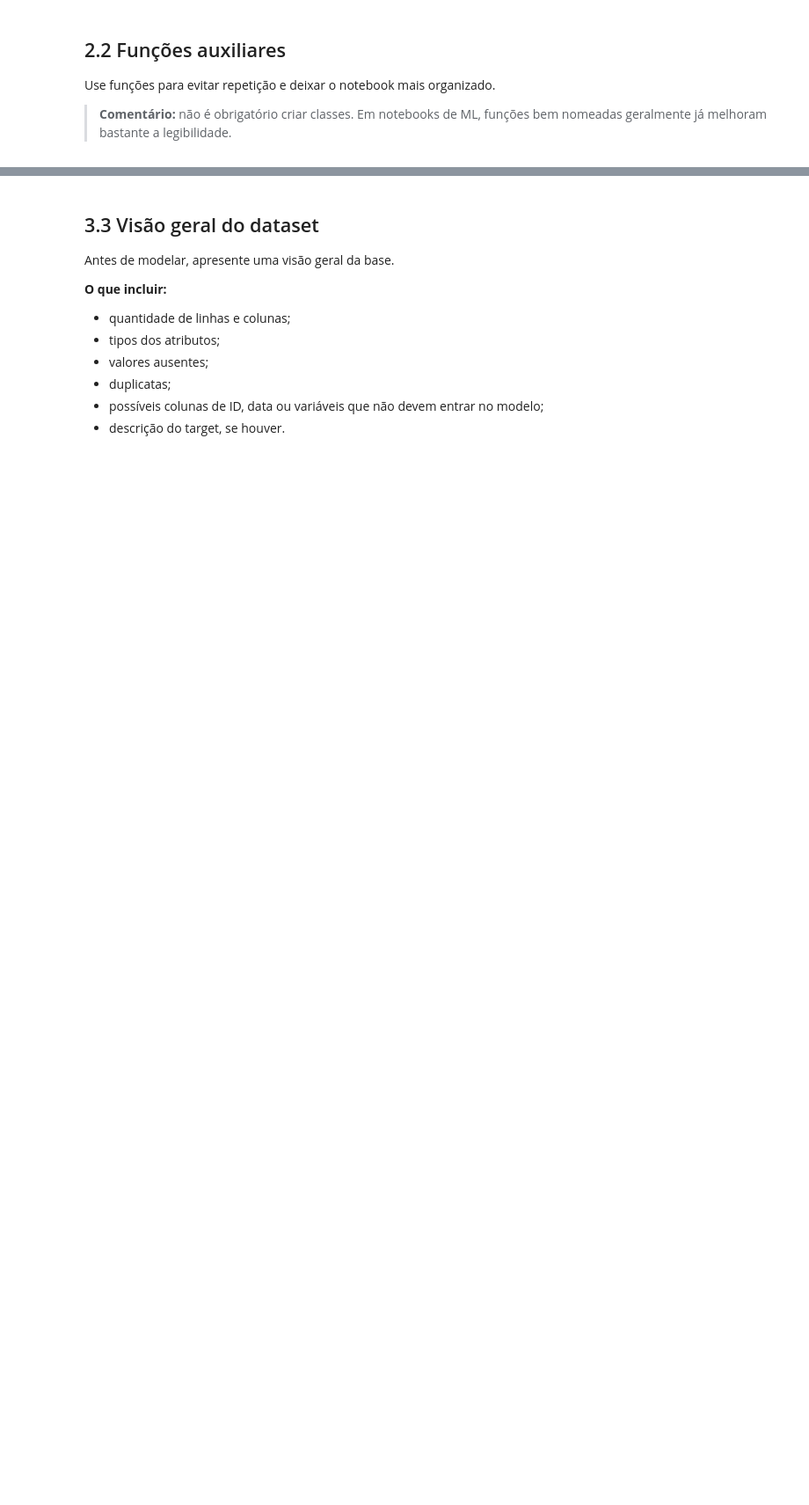
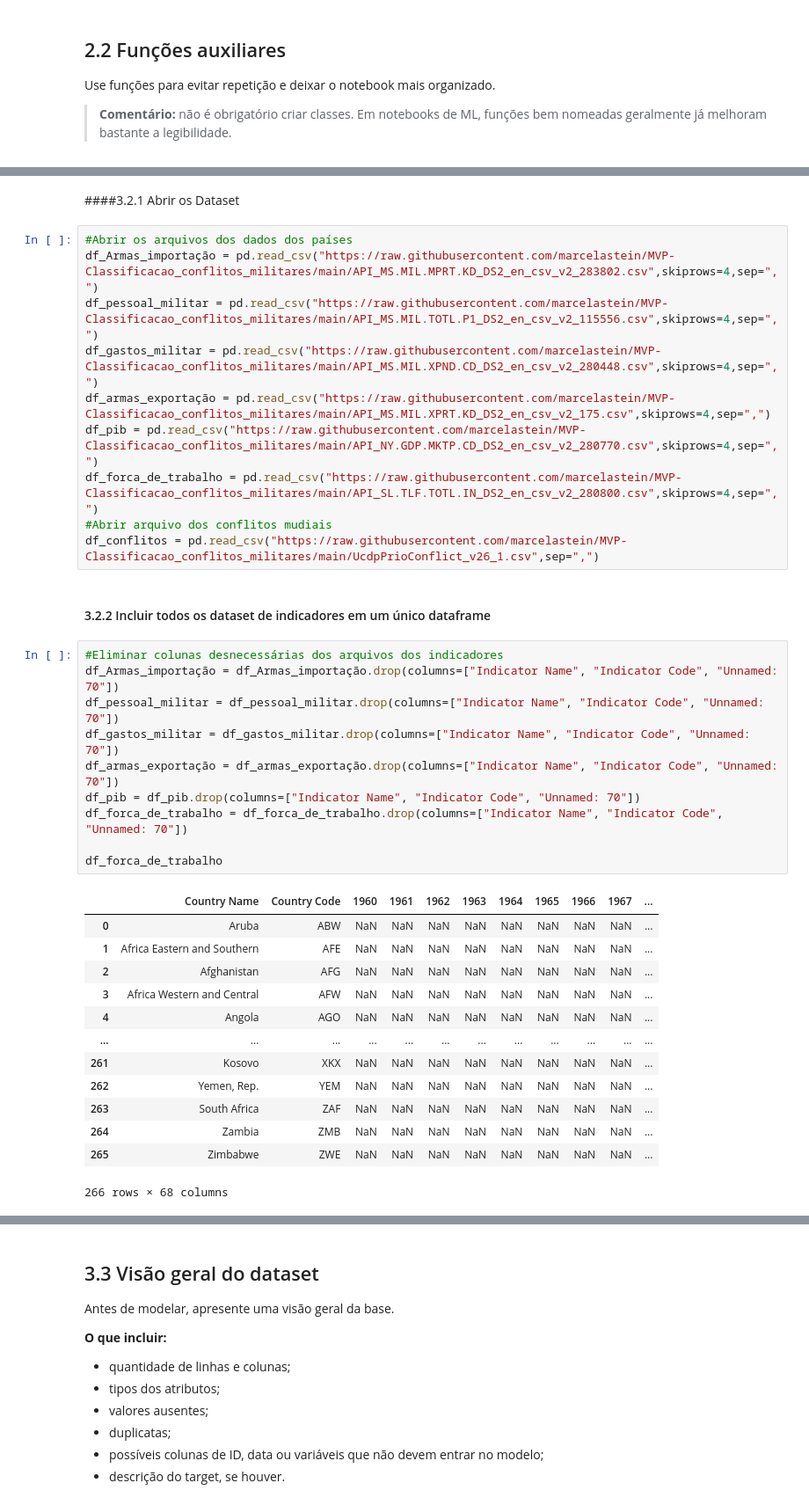
Before and after one commit to marcelastein/MVP-Classificacao_conflitos_militares, a Jupyter notebook: MVP_ML_Classificacao_de_conflitos.ipynb, the cells around one changed output, grey strips where cells are left out. Shown at 88% size. Drawn from its saved outputs; the diff is of its cells as text; blank space fills up the shorter version.

Commit message:
Atualizando arquivo

```diff
--- a/MVP_ML_Classificacao_de_conflitos.ipynb
+++ b/MVP_ML_Classificacao_de_conflitos.ipynb
@@ -261,0 +261,38 @@ df.head()
+# %% [markdown]
+####3.2.1 Abrir os Dataset
+# %%
+#Abrir os arquivos dos dados dos países
+df_Armas_importação = pd.read_csv("https://raw.githubusercontent.com/marcelastein/MVP-Classificacao_conflitos_militares/main/API_MS.MIL.MPRT.KD_DS2_en_csv_v2_283802.csv",skiprows=4,sep=",")
+df_pessoal_militar = pd.read_csv("https://raw.githubusercontent.com/marcelastein/MVP-Classificacao_conflitos_militares/main/API_MS.MIL.TOTL.P1_DS2_en_csv_v2_115556.csv",skiprows=4,sep=",")
+df_gastos_militar = pd.read_csv("https://raw.githubusercontent.com/marcelastein/MVP-Classificacao_conflitos_militares/main/API_MS.MIL.XPND.CD_DS2_en_csv_v2_280448.csv",skiprows=4,sep=",")
+df_armas_exportação = pd.read_csv("https://raw.githubusercontent.com/marcelastein/MVP-Classificacao_conflitos_militares/main/API_MS.MIL.XPRT.KD_DS2_en_csv_v2_175.csv",skiprows=4,sep=",")
+df_pib = pd.read_csv("https://raw.githubusercontent.com/marcelastein/MVP-Classificacao_conflitos_militares/main/API_NY.GDP.MKTP.CD_DS2_en_csv_v2_280770.csv",skiprows=4,sep=",")
+df_forca_de_trabalho = pd.read_csv("https://raw.githubusercontent.com/marcelastein/MVP-Classificacao_conflitos_militares/main/API_SL.TLF.TOTL.IN_DS2_en_csv_v2_280800.csv",skiprows=4,sep=",")
+#Abrir arquivo dos conflitos mudiais
+df_conflitos = pd.read_csv("https://raw.githubusercontent.com/marcelastein/MVP-Classificacao_conflitos_militares/main/UcdpPrioConflict_v26_1.csv",sep=",")
+# %% [markdown]
+#### 3.2.2 Incluir todos os dataset de indicadores em um único dataframe
+# %%
+#Eliminar colunas desnecessárias dos arquivos dos indicadores
+df_Armas_importação = df_Armas_importação.drop(columns=["Indicator Name", "Indicator Code", "Unnamed: 70"])
+df_pessoal_militar = df_pessoal_militar.drop(columns=["Indicator Name", "Indicator Code", "Unnamed: 70"])
+df_gastos_militar = df_gastos_militar.drop(columns=["Indicator Name", "Indicator Code", "Unnamed: 70"])
+df_armas_exportação = df_armas_exportação.drop(columns=["Indicator Name", "Indicator Code", "Unnamed: 70"])
+df_pib = df_pib.drop(columns=["Indicator Name", "Indicator Code", "Unnamed: 70"])
+df_forca_de_trabalho = df_forca_de_trabalho.drop(columns=["Indicator Name", "Indicator Code", "Unnamed: 70"])
+
+df_forca_de_trabalho
+# %% [output]
+|  | Country Name | Country Code | 1960 | 1961 | 1962 | 1963 | 1964 | 1965 | 1966 | 1967 | ... |
+| 0 | Aruba | ABW | NaN | NaN | NaN | NaN | NaN | NaN | NaN | NaN | ... |
+| 1 | Africa Eastern and Southern | AFE | NaN | NaN | NaN | NaN | NaN | NaN | NaN | NaN | ... |
+| 2 | Afghanistan | AFG | NaN | NaN | NaN | NaN | NaN | NaN | NaN | NaN | ... |
+| 3 | Africa Western and Central | AFW | NaN | NaN | NaN | NaN | NaN | NaN | NaN | NaN | ... |
+| 4 | Angola | AGO | NaN | NaN | NaN | NaN | NaN | NaN | NaN | NaN | ... |
+| ... | ... | ... | ... | ... | ... | ... | ... | ... | ... | ... | ... |
+| 261 | Kosovo | XKX | NaN | NaN | NaN | NaN | NaN | NaN | NaN | NaN | ... |
+| 262 | Yemen, Rep. | YEM | NaN | NaN | NaN | NaN | NaN | NaN | NaN | NaN | ... |
+| 263 | South Africa | ZAF | NaN | NaN | NaN | NaN | NaN | NaN | NaN | NaN | ... |
+| 264 | Zambia | ZMB | NaN | NaN | NaN | NaN | NaN | NaN | NaN | NaN | ... |
+| 265 | Zimbabwe | ZWE | NaN | NaN | NaN | NaN | NaN | NaN | NaN | NaN | ... |
+266 rows × 68 columns
```
Also changed, not shown: parts of 37 cells of this notebook.
